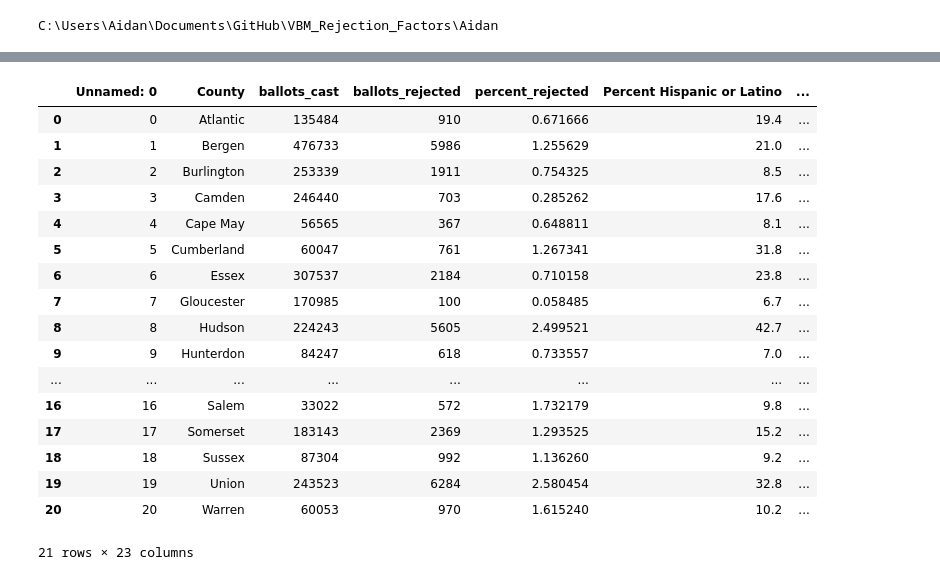
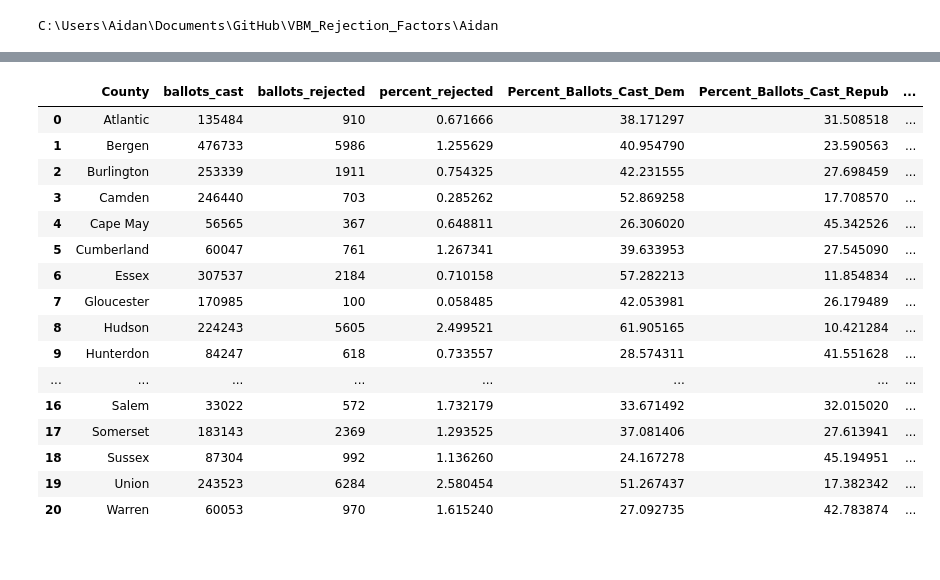
Before and after one commit to lemonaidn/VBM_Rejection_Factors, a Jupyter notebook: Aidan/Merging.ipynb, the cells around one changed output, grey strips where cells are left out. Drawn from its saved outputs; the diff is of its cells as text; code cells hidden in the pictures.

Commit message:
added party affiliation data to merged_df

```diff
--- a/Aidan/Merging.ipynb
+++ b/Aidan/Merging.ipynb
@@ -41,7 +39,7 @@ cd C:\\Users\\Aidan\\Documents\\GitHub\\VBM_Rejection_Factors\\Aidan
 # %% [output]
 C:\Users\Aidan\Documents\GitHub\VBM_Rejection_Factors\Aidan
 # %%
-county_df = pd.read_csv('county_df.csv')
+county_df = pd.read_csv('county_df.csv', index_col=0)
 # %%
 county_df
 # %% [output]
@@ -66,0 +69,3 @@ demo_df['County'] = county_df['County']
+# %%
+party_df = pd.read_csv('merged_party.csv', index_col=0)
+party_df
@@ -66,0 +90,15 @@ demo_df['County'] = county_df['County']
+# %%
+party_df.rename(columns = {'ballot_county':'County',
+                          'DemTotal':'Dem_Ballots_Cast',
+                          'OtherTotal':'Other_Ballots_Cast',
+                          'RepubTotal':'Repub_Ballots_Cast',
+                          'UnaffTotal':'Unaff_Ballots_Cast',
+                          'Democratic':'Dem_Ballots_Rejected',
+                          'Other':'Other_Ballots_Rejected',
+                          'Republican':'Repub_Ballots_Rejected',
+                           'Unaffiliated':'Unaff_Ballots_Rejected',
+                          'Dem_per_totalCountyDem%':'Percent_Dem_Ballots_Rejected',
+                          'Repub_per_totalCountyRep%':'Percent_Repub_Ballots_Rejected',
+                          'Other_per_totalCountyOther%':'Percent_Other_Ballots_Rejected',
+                          'Unaff_per_totalCountyUnaff%':'Percent_Unaff_Ballots_Rejected'
+                          }, inplace=True)
@@ -66,0 +125,7 @@ demo_df['County'] = county_df['County']
+# %%
+#Let's add columns for the % each party is of total ballots
+
+county_df['Percent_Ballots_Cast_Dem'] = (party_df['Dem_Ballots_Cast'] / county_df['ballots_cast'])*100
+county_df['Percent_Ballots_Cast_Repub'] = (party_df['Repub_Ballots_Cast'] / county_df['ballots_cast'])*100
+county_df['Percent_Ballots_Cast_Unaff'] = (party_df['Unaff_Ballots_Cast'] / county_df['ballots_cast'])*100
+county_df['Percent_Ballots_Cast_Other'] = (party_df['Other_Ballots_Cast'] / county_df['ballots_cast'])*100
@@ -67,22 +152,21 @@ demo_df['County'] = county_df['County']
 # %%
-merged_df = pd.merge(county_df, demo_df)
+merged_df = pd.merge(county_df, party_df)
 merged_df
 # %% [output]
-|  | Unnamed: 0 | County | ballots_cast | ballots_rejected | percent_rejected | Percent Hispanic or Latino | ... |
-| 0 | 0 | Atlantic | 135484 | 910 | 0.671666 | 19.4 | ... |
-| 1 | 1 | Bergen | 476733 | 5986 | 1.255629 | 21.0 | ... |
-| 2 | 2 | Burlington | 253339 | 1911 | 0.754325 | 8.5 | ... |
-| 3 | 3 | Camden | 246440 | 703 | 0.285262 | 17.6 | ... |
-| 4 | 4 | Cape May | 56565 | 367 | 0.648811 | 8.1 | ... |
-| 5 | 5 | Cumberland | 60047 | 761 | 1.267341 | 31.8 | ... |
-| 6 | 6 | Essex | 307537 | 2184 | 0.710158 | 23.8 | ... |
-| 7 | 7 | Gloucester | 170985 | 100 | 0.058485 | 6.7 | ... |
-| 8 | 8 | Hudson | 224243 | 5605 | 2.499521 | 42.7 | ... |
-| 9 | 9 | Hunterdon | 84247 | 618 | 0.733557 | 7.0 | ... |
+|  | County | ballots_cast | ballots_rejected | percent_rejected | Percent_Ballots_Cast_Dem | Percent_Ballots_Cast_Repub | ... |
+| 0 | Atlantic | 135484 | 910 | 0.671666 | 38.171297 | 31.508518 | ... |
+| 1 | Bergen | 476733 | 5986 | 1.255629 | 40.954790 | 23.590563 | ... |
+| 2 | Burlington | 253339 | 1911 | 0.754325 | 42.231555 | 27.698459 | ... |
+| 3 | Camden | 246440 | 703 | 0.285262 | 52.869258 | 17.708570 | ... |
+| 4 | Cape May | 56565 | 367 | 0.648811 | 26.306020 | 45.342526 | ... |
+| 5 | Cumberland | 60047 | 761 | 1.267341 | 39.633953 | 27.545090 | ... |
+| 6 | Essex | 307537 | 2184 | 0.710158 | 57.282213 | 11.854834 | ... |
+| 7 | Gloucester | 170985 | 100 | 0.058485 | 42.053981 | 26.179489 | ... |
+| 8 | Hudson | 224243 | 5605 | 2.499521 | 61.905165 | 10.421284 | ... |
+| 9 | Hunterdon | 84247 | 618 | 0.733557 | 28.574311 | 41.551628 | ... |
 | ... | ... | ... | ... | ... | ... | ... | ... |
-| 16 | 16 | Salem | 33022 | 572 | 1.732179 | 9.8 | ... |
-| 17 | 17 | Somerset | 183143 | 2369 | 1.293525 | 15.2 | ... |
-| 18 | 18 | Sussex | 87304 | 992 | 1.136260 | 9.2 | ... |
-| 19 | 19 | Union | 243523 | 6284 | 2.580454 | 32.8 | ... |
-| 20 | 20 | Warren | 60053 | 970 | 1.615240 | 10.2 | ... |
+| 16 | Salem | 33022 | 572 | 1.732179 | 33.671492 | 32.015020 | ... |
+| 17 | Somerset | 183143 | 2369 | 1.293525 | 37.081406 | 27.613941 | ... |
+| 18 | Sussex | 87304 | 992 | 1.136260 | 24.167278 | 45.194951 | ... |
+| 19 | Union | 243523 | 6284 | 2.580454 | 51.267437 | 17.382342 | ... |
+| 20 | Warren | 60053 | 970 | 1.615240 | 27.092735 | 42.783874 | ... |
-21 rows × 23 columns
```
Also changed, not shown: parts of 9 cells of this notebook, 1 other file.
